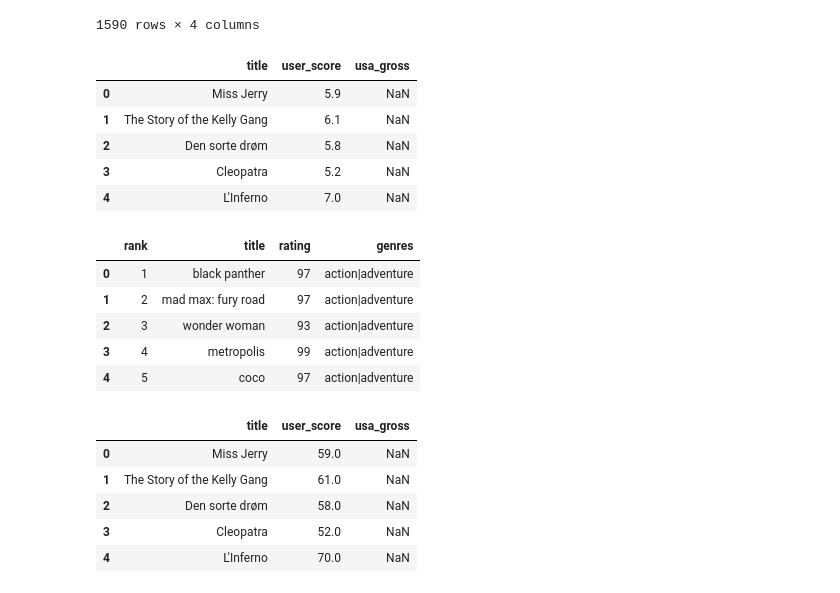
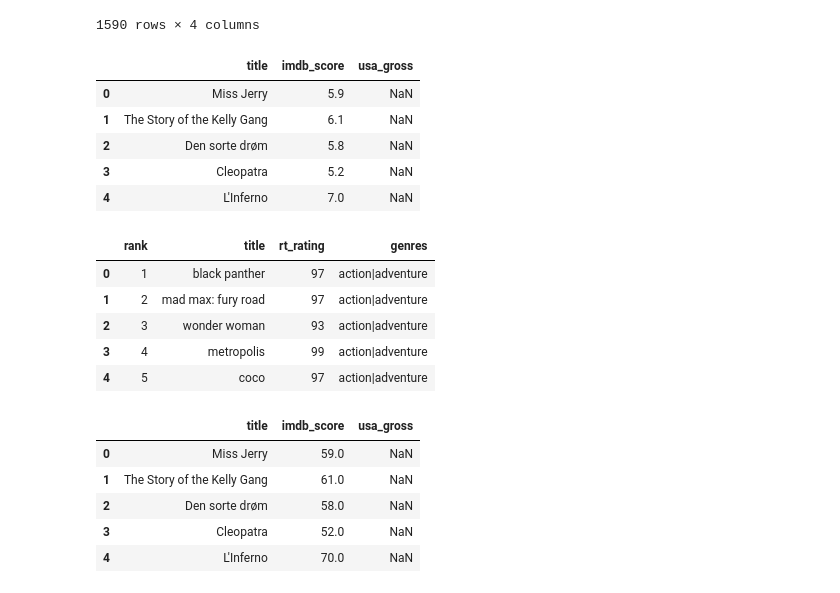
Before and after one commit to c-kleerun/ETL-project, a Jupyter notebook: ETL.ipynb, the cells around one changed output. Saved outputs shown, nothing was run; the diff lists cells and outputs as text; code cells hidden in the pictures.

```diff
--- a/ETL.ipynb
+++ b/ETL.ipynb
@@ -66,31 +66,31 @@ tomato_clean_df
 | 1589 | 74 | texas rangers | 2 | western |
 1590 rows × 4 columns
 # %%
-imdb_clean_df = imdb_clean_df.rename(columns={"original_title": "title", "avg_vote": "user_score", "usa_gross_income": "usa_gross"})
+imdb_clean_df = imdb_clean_df.rename(columns={"original_title": "title", "avg_vote": "imdb_score", "usa_gross_income": "usa_gross"})
 imdb_clean_df.head()
 # %% [output]
-|  | title | user_score | usa_gross |
+|  | title | imdb_score | usa_gross |
 | 0 | Miss Jerry | 5.9 | NaN |
 | 1 | The Story of the Kelly Gang | 6.1 | NaN |
 | 2 | Den sorte drøm | 5.8 | NaN |
 | 3 | Cleopatra | 5.2 | NaN |
 | 4 | L'Inferno | 7.0 | NaN |
 # %%
-tomato_clean_df = tomato_clean_df.rename(columns={"Rank": "rank", "Title": "title", "RatingTomatometer": "rating", "Genres": "genres"})
+tomato_clean_df = tomato_clean_df.rename(columns={"Rank": "rank", "Title": "title", "RatingTomatometer": "rt_rating", "Genres": "genres"})
 tomato_clean_df.head()
 # %% [output]
-|  | rank | title | rating | genres |
+|  | rank | title | rt_rating | genres |
 | 0 | 1 | black panther | 97 | action|adventure |
 | 1 | 2 | mad max: fury road | 97 | action|adventure |
 | 2 | 3 | wonder woman | 93 | action|adventure |
 | 3 | 4 | metropolis | 99 | action|adventure |
 | 4 | 5 | coco | 97 | action|adventure |
 # %%
-clean_score = imdb_clean_df["user_score"]*10
-imdb_clean_df['user_score'] = clean_score
+clean_score = imdb_clean_df["imdb_score"]*10
+imdb_clean_df['imdb_score'] = clean_score
 imdb_clean_df.head()
 # %% [output]
-|  | title | user_score | usa_gross |
+|  | title | imdb_score | usa_gross |
 | 0 | Miss Jerry | 59.0 | NaN |
 | 1 | The Story of the Kelly Gang | 61.0 | NaN |
 | 2 | Den sorte drøm | 58.0 | NaN |
```
Also changed, not shown: parts of 6 cells of this notebook, 2 other files.
